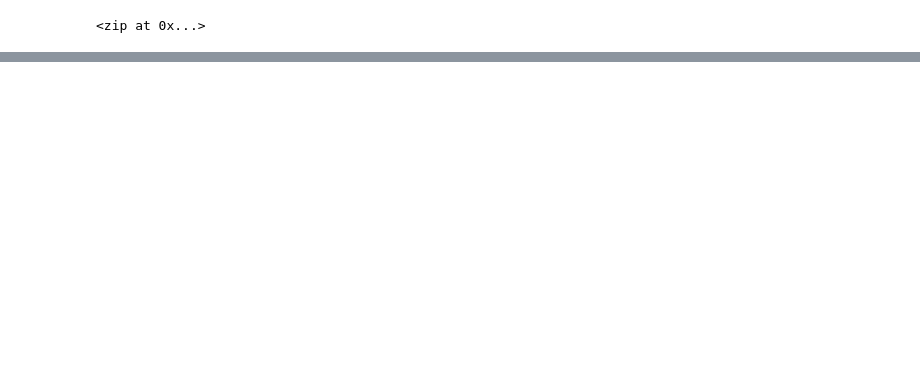
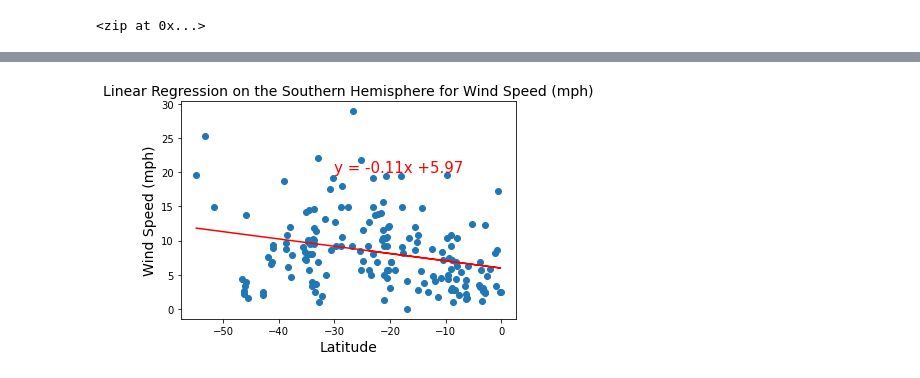
Before and after one commit to MDaily7/World_Weather_Analysis, a Jupyter notebook: WheatherPy.ipynb, the cells around one changed output, grey strips where cells are left out. Drawn from its saved outputs; the diff is of its cells as text; code cells hidden in the pictures; blank space fills up the shorter version.

```diff
--- a/WheatherPy.ipynb
+++ b/WheatherPy.ipynb
@@ -292,0 +286,7 @@ plot_linear_regression(x_values, y_values, 'Linear Regression on the Southern He
+# %%
+#Southern Hemisphere % Humidity linear regression
+x_values = southern_hemi_df['Lat']
+y_values = southern_hemi_df['Wind Speed']
+plot_linear_regression(x_values, y_values, 'Linear Regression on the Southern Hemisphere for Wind Speed (mph)', 'Wind Speed (mph)', (-30,20))
+# %% [output]
+[figure, added]
```
Also changed, not shown: parts of 22 cells of this notebook, 7 other files.
